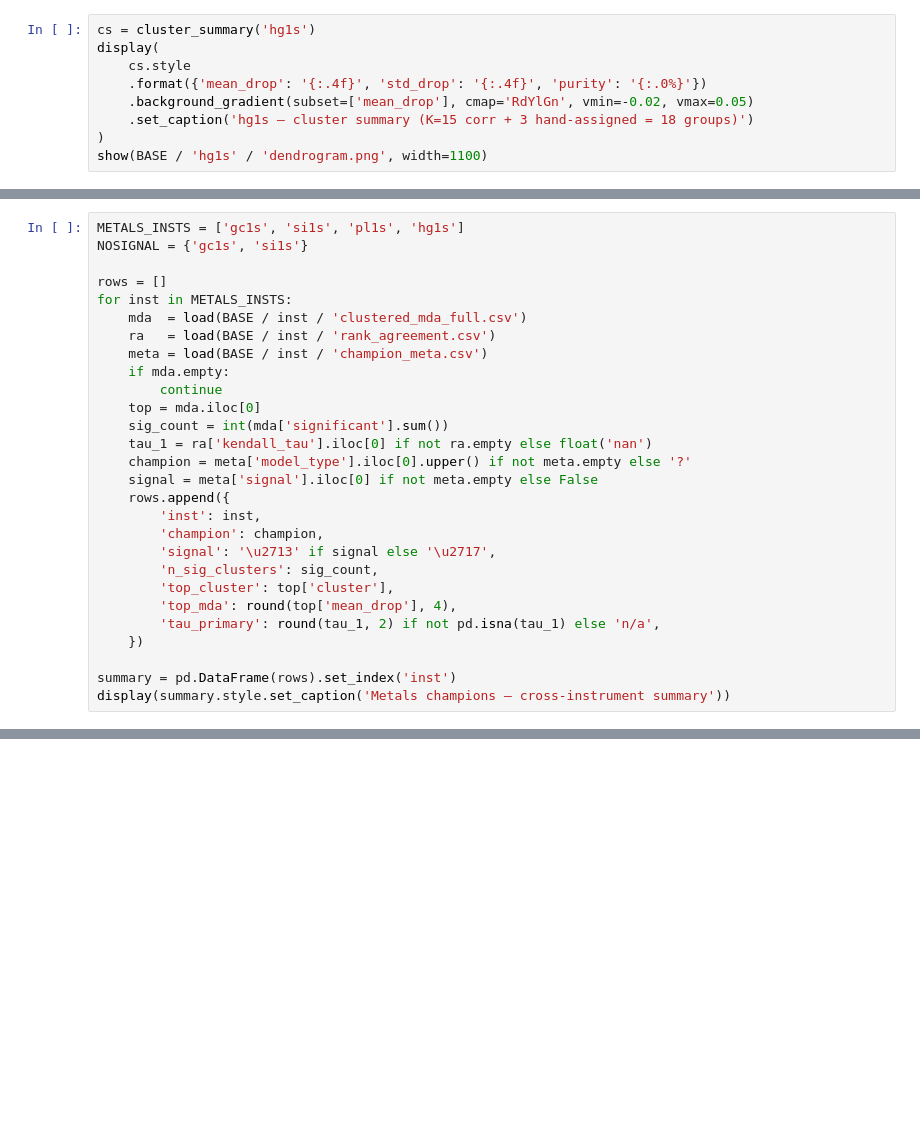
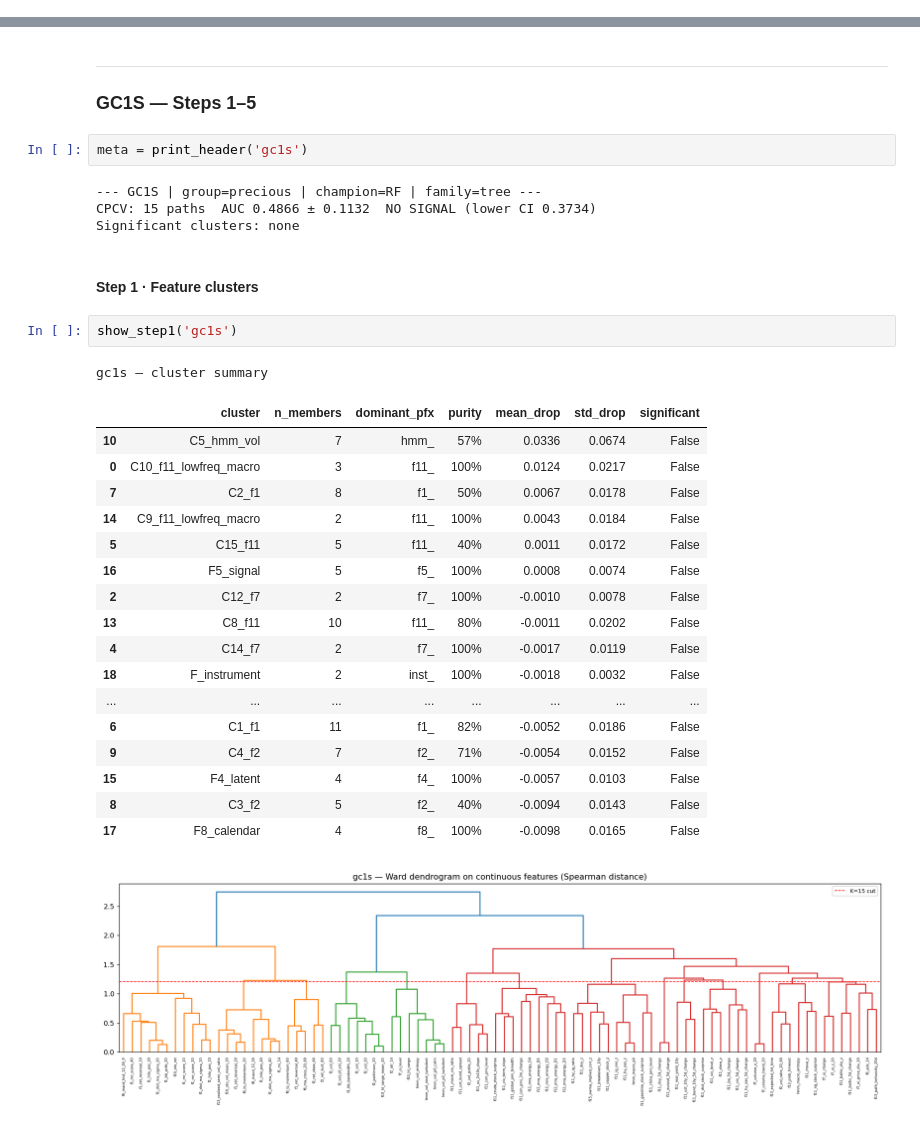
Before and after one commit to Ise-Q/stml, a Jupyter notebook: src/stml/new_work/metals_importance.ipynb, the cells around one changed output, grey strips where cells are left out. Saved outputs shown, nothing was run; the diff lists cells and outputs as text; blank space fills up the shorter version.

```diff
--- a/src/stml/new_work/metals_importance.ipynb
+++ b/src/stml/new_work/metals_importance.ipynb
@@ -430,9 +0,0 @@ show(BASE / 'pl1s' / 'global_coef_chart.png', width=1000)
-# %%
-cs = cluster_summary('hg1s')
-display(
-    cs.style
-    .format({'mean_drop': '{:.4f}', 'std_drop': '{:.4f}', 'purity': '{:.0%}'})
-    .background_gradient(subset=['mean_drop'], cmap='RdYlGn', vmin=-0.02, vmax=0.05)
-    .set_caption('hg1s — cluster summary (K=15 corr + 3 hand-assigned = 18 groups)')
-)
-show(BASE / 'hg1s' / 'dendrogram.png', width=1100)
@@ -540,28 +0,0 @@ Structured summary across gc1s, si1s, pl1s, hg1s.
-# %%
-METALS_INSTS = ['gc1s', 'si1s', 'pl1s', 'hg1s']
-NOSIGNAL = {'gc1s', 'si1s'}
-
-rows = []
-for inst in METALS_INSTS:
-    mda  = load(BASE / inst / 'clustered_mda_full.csv')
-    ra   = load(BASE / inst / 'rank_agreement.csv')
-    meta = load(BASE / inst / 'champion_meta.csv')
-    if mda.empty:
-        continue
-    top = mda.iloc[0]
-    sig_count = int(mda['significant'].sum())
-    tau_1 = ra['kendall_tau'].iloc[0] if not ra.empty else float('nan')
-    champion = meta['model_type'].iloc[0].upper() if not meta.empty else '?'
-    signal = meta['signal'].iloc[0] if not meta.empty else False
-    rows.append({
-        'inst': inst,
-        'champion': champion,
-        'signal': '\u2713' if signal else '\u2717',
-        'n_sig_clusters': sig_count,
-        'top_cluster': top['cluster'],
-        'top_mda': round(top['mean_drop'], 4),
-        'tau_primary': round(tau_1, 2) if not pd.isna(tau_1) else 'n/a',
-    })
-
-summary = pd.DataFrame(rows).set_index('inst')
-display(summary.style.set_caption('Metals champions — cross-instrument summary'))
@@ -590,0 +236,33 @@ being primarily driven by macro regime shifts not captured in the train window.
+# %% [markdown]
+---
+### GC1S — Steps 1–5
+# %%
+meta = print_header('gc1s')
+# %% [output]
+--- GC1S | group=precious | champion=RF | family=tree ---
+CPCV: 15 paths  AUC 0.4866 ± 0.1132  NO SIGNAL (lower CI 0.3734)
+Significant clusters: none
+# %% [markdown]
+#### Step 1 · Feature clusters
+# %%
+show_step1('gc1s')
+# %% [output]
+gc1s — cluster summary
+|  | cluster | n_members | dominant_pfx | purity | mean_drop | std_drop | significant |
+| 10 | C5_hmm_vol | 7 | hmm_ | 57% | 0.0336 | 0.0674 | False |
+| 0 | C10_f11_lowfreq_macro | 3 | f11_ | 100% | 0.0124 | 0.0217 | False |
+| 7 | C2_f1 | 8 | f1_ | 50% | 0.0067 | 0.0178 | False |
+| 14 | C9_f11_lowfreq_macro | 2 | f11_ | 100% | 0.0043 | 0.0184 | False |
+| 5 | C15_f11 | 5 | f11_ | 40% | 0.0011 | 0.0172 | False |
+| 16 | F5_signal | 5 | f5_ | 100% | 0.0008 | 0.0074 | False |
+| 2 | C12_f7 | 2 | f7_ | 100% | -0.0010 | 0.0078 | False |
+| 13 | C8_f11 | 10 | f11_ | 80% | -0.0011 | 0.0202 | False |
+| 4 | C14_f7 | 2 | f7_ | 100% | -0.0017 | 0.0119 | False |
+| 18 | F_instrument | 2 | inst_ | 100% | -0.0018 | 0.0032 | False |
+| ... | ... | ... | ... | ... | ... | ... | ... |
+| 6 | C1_f1 | 11 | f1_ | 82% | -0.0052 | 0.0186 | False |
+| 9 | C4_f2 | 7 | f2_ | 71% | -0.0054 | 0.0152 | False |
+| 15 | F4_latent | 4 | f4_ | 100% | -0.0057 | 0.0103 | False |
+| 8 | C3_f2 | 5 | f2_ | 40% | -0.0094 | 0.0143 | False |
+| 17 | F8_calendar | 4 | f8_ | 100% | -0.0098 | 0.0165 | False |
+[figure, added]
```
Also changed, not shown: parts of 90 cells of this notebook, 1 other file.
